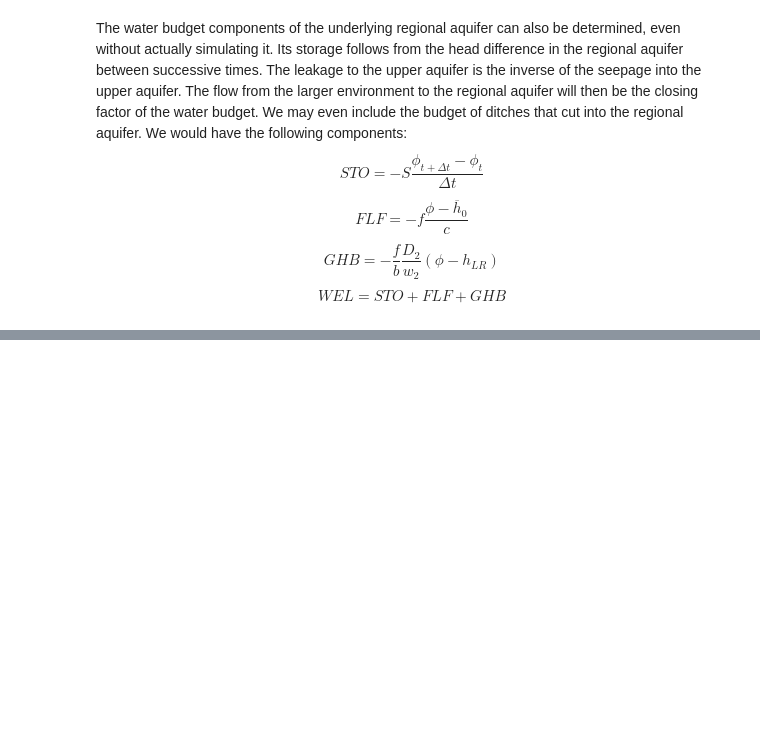
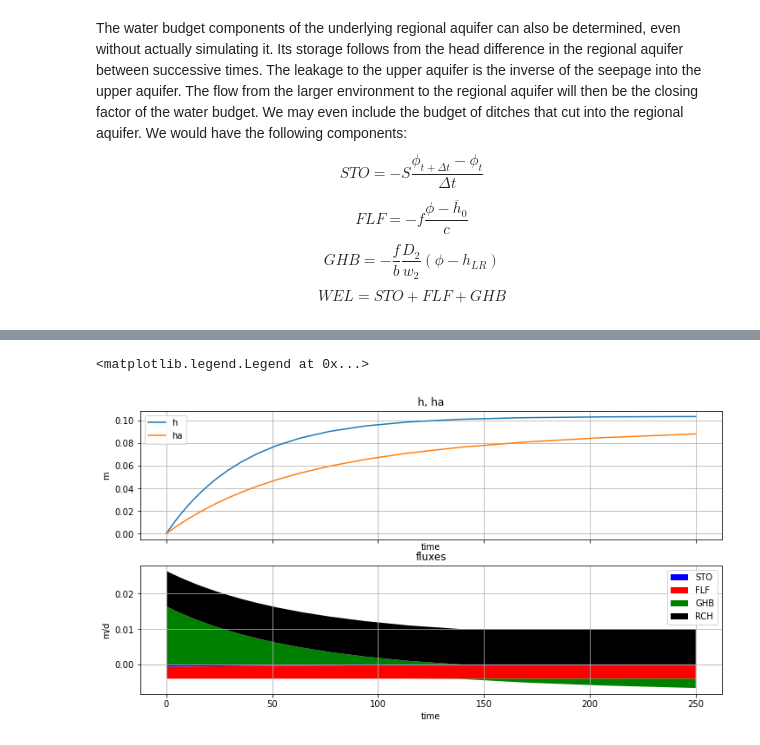
Before and after one commit to Olsthoorn/GGOR, a Jupyter notebook: jupyter/Basic-analytic-GGOR-solution.ipynb, the cells around one changed output, grey strips where cells are left out. Drawn from its saved outputs; the diff is of its cells as text; code cells hidden in the pictures; blank space fills up the shorter version.

```diff
--- a/jupyter/Basic-analytic-GGOR-solution.ipynb
+++ b/jupyter/Basic-analytic-GGOR-solution.ipynb
@@ -403,0 +490,56 @@ $$WEL = STO + FLF + GHB$$
+# %%
+ip, it = 0, 0
+mu, b, k, D, c, w = propdata.iloc[ip][['sy', 'b', 'k', 'D', 'c', 'w']]
+N, phi, hlr       = perdata.iloc[ it][['N', 'phi', 'hlr']]
+N = 0.01
+h0 = 0
+T = mu * c
+
+lam = np.sqrt(k * D * c)
+blam = b / lam
+Lam = 1 / (blam * np.cosh(blam) / np.sinh(blam) + (b * w) / (D * c))
+G = blam * np.cosh(blam) / np.sinh(blam)
+cb = w / D * b
+
+times = np.logspace(-1, np.log10(250), 41)
+h    = np.zeros_like(times)
+ha   = np.zeros_like(times)
+qSTO = np.zeros_like(times)
+qFLF = np.zeros_like(times)
+qGHB = np.zeros_like(times)
+qRCH = np.zeros_like(times)
+
+e = np.exp(-times / T)
+f = (1 - np.exp(-times/T)) * (T / times)
+h  = phi + (h0 - phi) * e + (N * c * (1 - Lam) + (hlr - phi) * Lam) * (1 - e)
+ha = phi + (h0 - phi) * f + (N * c * (1 - Lam) + (hlr - phi) * Lam) * (1 - f)
+
+# Flow terms with alternative formulations
+qRCH = N
+qSTO = ((h0 - phi) / c - N * (1 - Lam) - (hlr - phi) / c * Lam) * f
+qSTO = -mu * (h - h0) / times
+qFLF = - (ha - phi) / c
+qFLF = - (h0 - phi)/ c * f - (N * (1 - Lam) + (hlr - phi) /c * Lam ) * (1 - f)
+qGHB = -qSTO - N - qFLF
+qGHB = ((hlr - phi) / c - N )* Lam
+qGHB = - N * c / cb + (N * c  / cb - (ha - phi) / cb
+                      ) *blam * np.cosh(blam) / np.sinh(blam) + (hlr - phi) / cb
+
+# The strange thing is that qGHB is constant !! (I don't understand why!)
+
+ax = ga.newfig2(['h, ha', 'fluxes'], 'time', ['m', 'm/d'])
+ax[0].plot(times, h, label='h')
+ax[0].plot(times, ha, label='ha')
+ax[0].legend()
+
+V = np.zeros((4, len(times)))
+for i, q in enumerate([qSTO, qFLF, qGHB, qRCH]):
+    V[i] = q
+
+clrs = ['b', 'r', 'g', 'k', 'm', 'c']
+ax[1].stackplot(times, V * (V > 0), labels=['STO', 'FLF', 'GHB', 'RCH'], colors=clrs)
+ax[1].stackplot(times, V * (V < 0), colors=clrs)
+ax[1].legend()
+# %% [output]
+<matplotlib.legend.Legend at 0x...>
+[figure, added]
```
Also changed, not shown: parts of 9 cells of this notebook, 5 other files.
